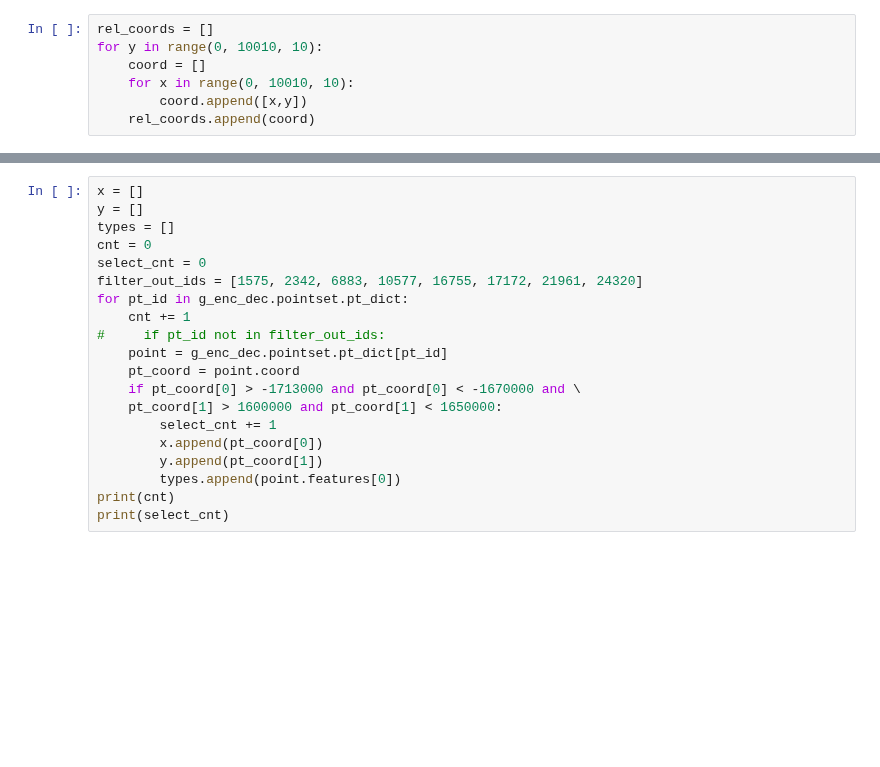
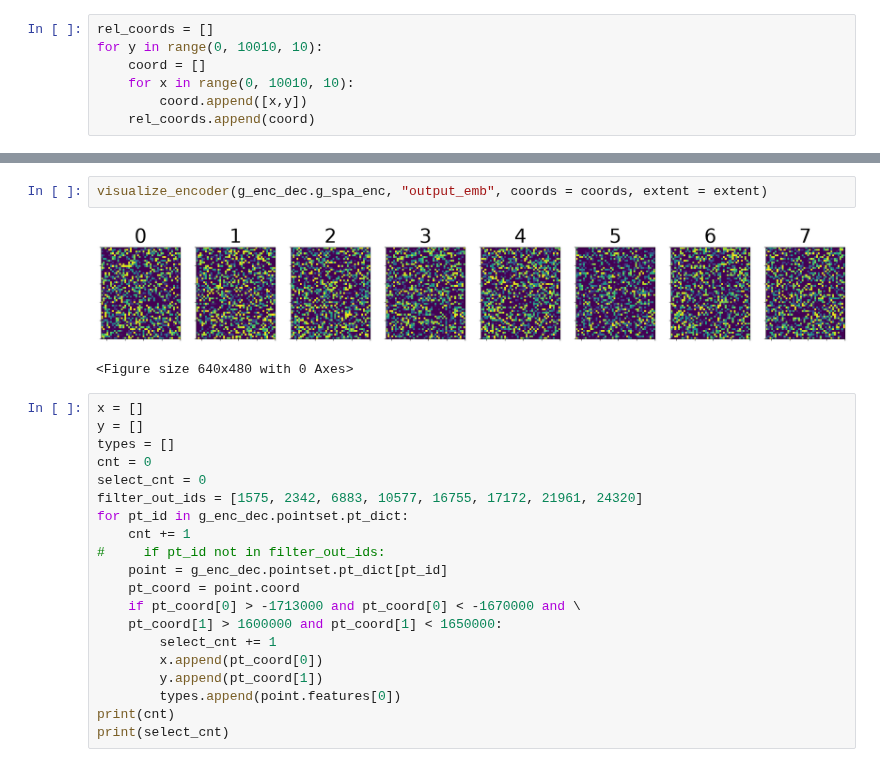
Before and after one commit to Mi914/WLemb, a Jupyter notebook: spacegraph/spacegraph_visualize.ipynb, the cells around one changed output, grey strips where cells are left out. Cells and saved outputs as stored; diff of their text form; blank space fills up the shorter version.

```diff
--- a/spacegraph/spacegraph_visualize.ipynb
+++ b/spacegraph/spacegraph_visualize.ipynb
@@ -235,3 +247,8 @@ Load model from /Place2Vec_center-10-64-0.5-mean-global-0-1000.0-0.00-theory-64-
+# %%
+visualize_encoder(g_enc_dec.g_spa_enc, "output_emb", coords = coords, extent = extent)
+# %% [output]
+[figure, added]
+<Figure size 640x480 with 0 Axes>
 # %%
 x = []
 y = []
```
Also changed, not shown: parts of 7 cells of this notebook, 5 other files.
